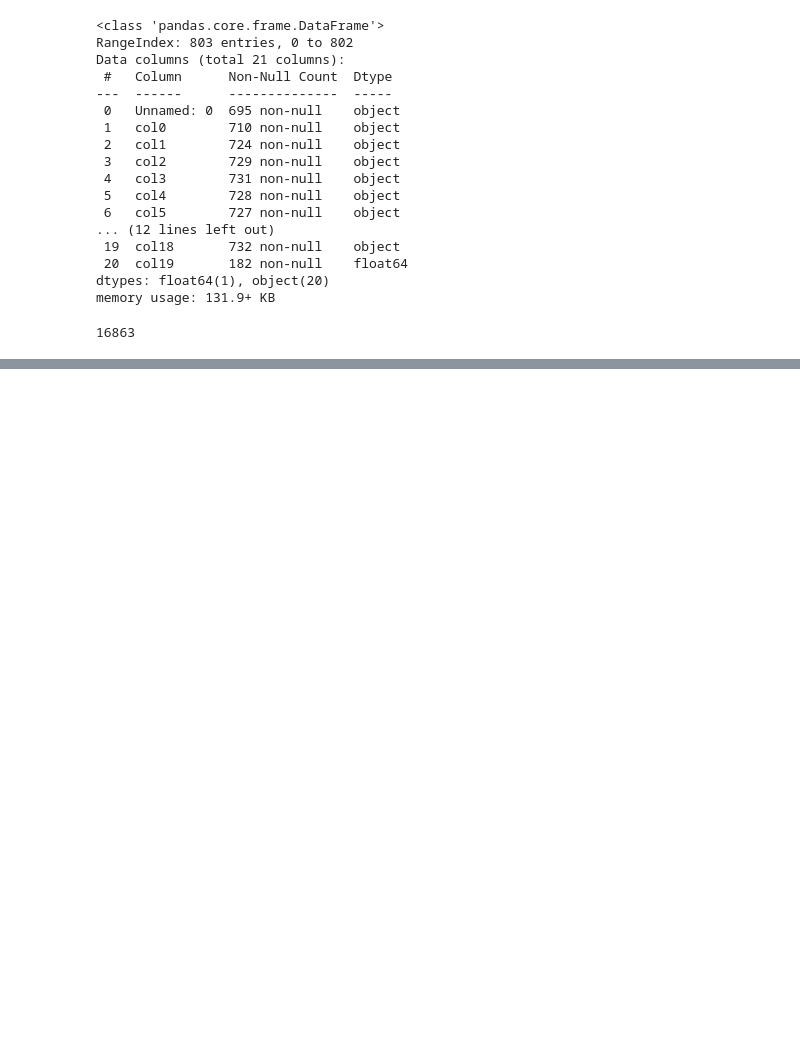
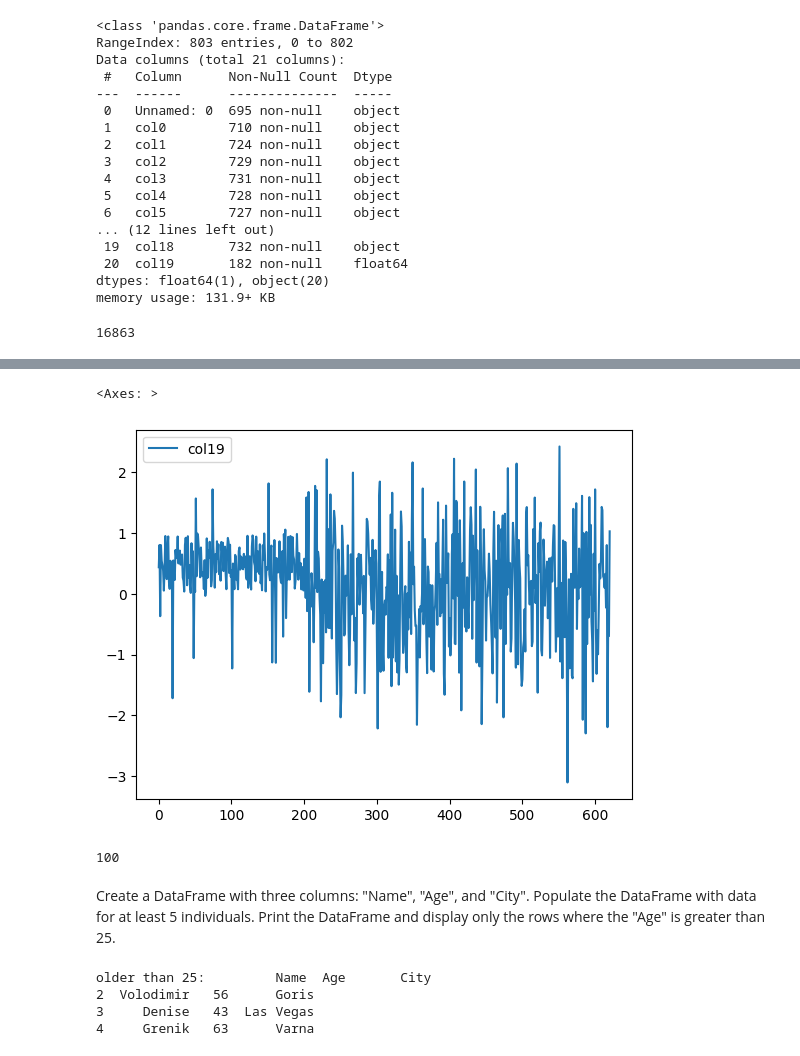
Before and after one commit to Mkrtich87/Pandas, a Jupyter notebook: Pandas_practice.ipynb, the cells around one changed output, grey strips where cells are left out. Saved outputs shown, nothing was run; the diff lists cells and outputs as text; code cells hidden in the pictures; blank space fills up the shorter version.

```diff
--- a/Pandas_practice.ipynb
+++ b/Pandas_practice.ipynb
@@ -60 +66,3 @@ NameError: name 'random_values' is not defined
+# %%
+new_df = df.copy()
 # %%
@@ -111,0 +78,13 @@ new_df.corr()
+# %%
+def fillna_random(new_df):
+    for col in new_df.columns:
+        if new_df[col].isnull().values.any():
+            # Count the number of NaN values in the column
+            num_nulls = new_df[col].isnull().sum()
+            # Generate random numbers to fill NaN values
+            rand_values = np.random.randn(num_nulls)
+            # Replace NaN values with random numbers
+            new_df[col].fillna(pd.Series(rand_values), inplace=True)
+    return new_df
+
+df_filled = fillna_random(new_df)
@@ -111,0 +151,32 @@ new_df.corr()
+# %%
+df_filled.plot()
+# %% [output]
+<Axes: >
+[figure, added]
+# %%
+import numpy as np
+arr=np.arange(1,101).reshape(10,10)
+arr.mean()
+arr.std()
+arr.max()
+# %% [output]
+100
+# %% [markdown]
+Create a DataFrame with three columns: "Name", "Age", and "City".
+Populate the DataFrame with data for at least 5 individuals.
+Print the DataFrame and display only the rows where the "Age" is greater than 25.
+# %%
+import pandas as pd
+data = {"Name": ["John", "Moses","Volodimir", "Denise", "Grenik"],
+         "Age": [23, 12, 56, 43, 63],
+         "City": ["yerevan", "Stepanakert","Goris", "Las Vegas", "Varna"]}
+
+df =pd.DataFrame(data)
+df1= df[df["Age"]>25]
+
+print('older than 25:', df1)
+# %% [output]
+older than 25:         Name  Age       City
+2  Volodimir   56      Goris
+3     Denise   43  Las Vegas
+4     Grenik   63      Varna
```
Also changed, not shown: parts of 17 cells of this notebook.
